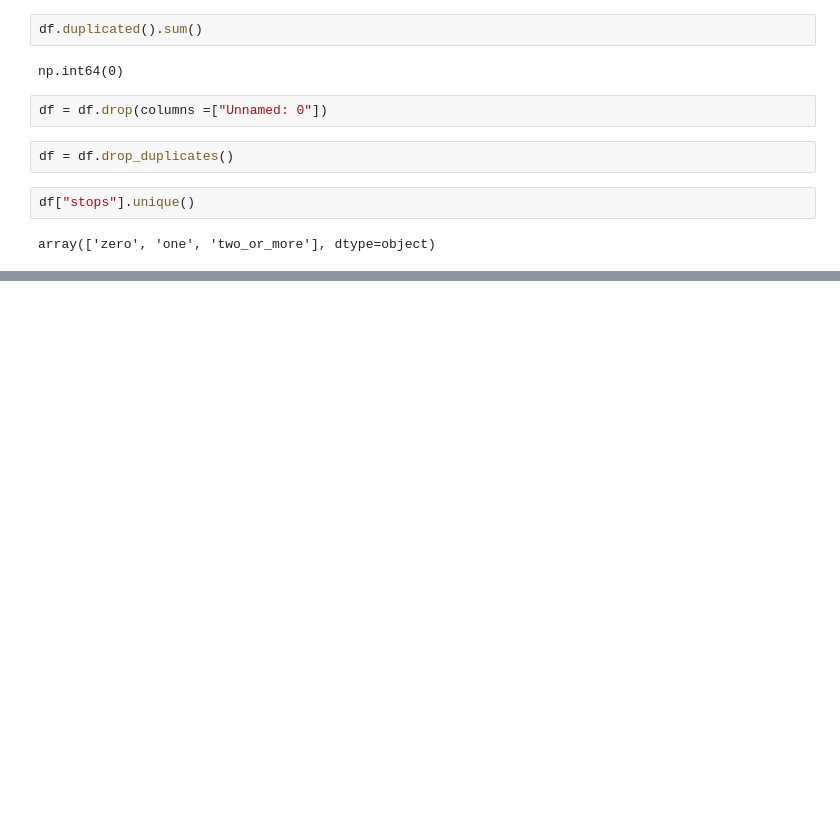
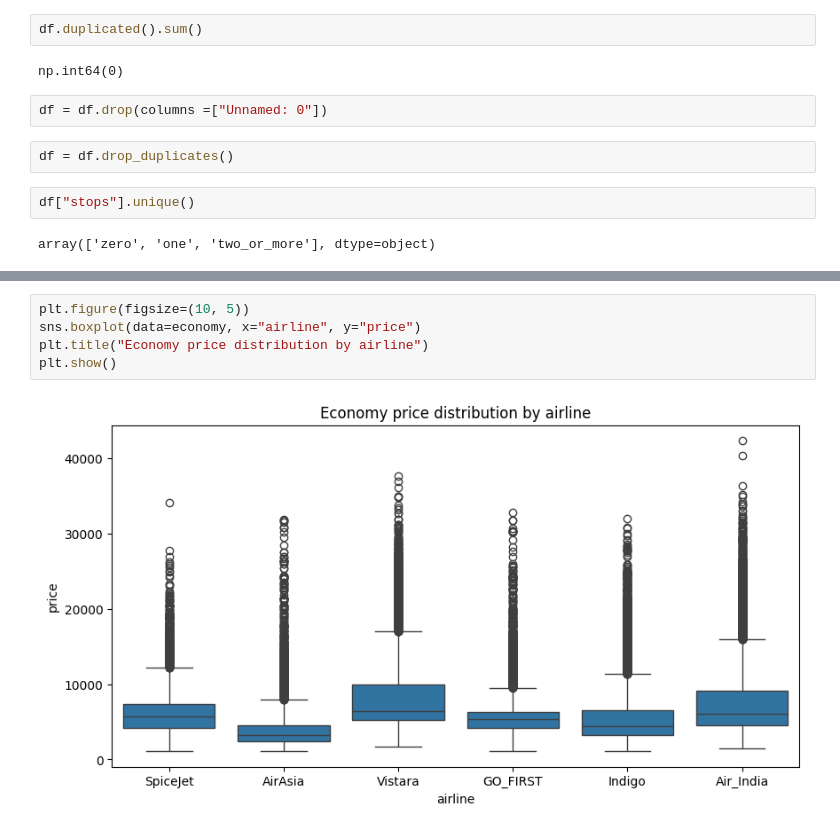
Before and after one commit to ParigiAnyaReddy0420/flight-advisor-using-ml, a Jupyter notebook: flight_advisor.ipynb, the cells around one changed output, grey strips where cells are left out. Cells and saved outputs as stored; diff of their text form; blank space fills up the shorter version.

```diff
--- a/flight_advisor.ipynb
+++ b/flight_advisor.ipynb
@@ -90,0 +265,7 @@ print(economy.shape, business.shape)
+# %%
+plt.figure(figsize=(10, 5))
+sns.boxplot(data=economy, x="airline", y="price")
+plt.title("Economy price distribution by airline")
+plt.show()
+# %% [output]
+[figure, added]
```
Also changed, not shown: parts of 38 cells of this notebook.
